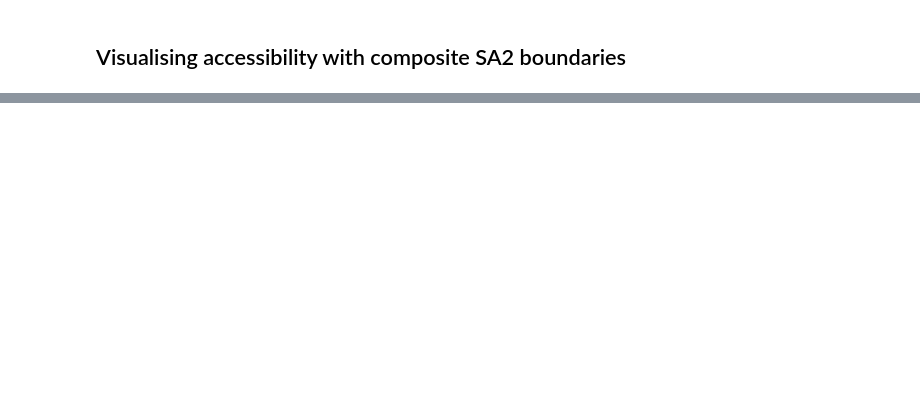
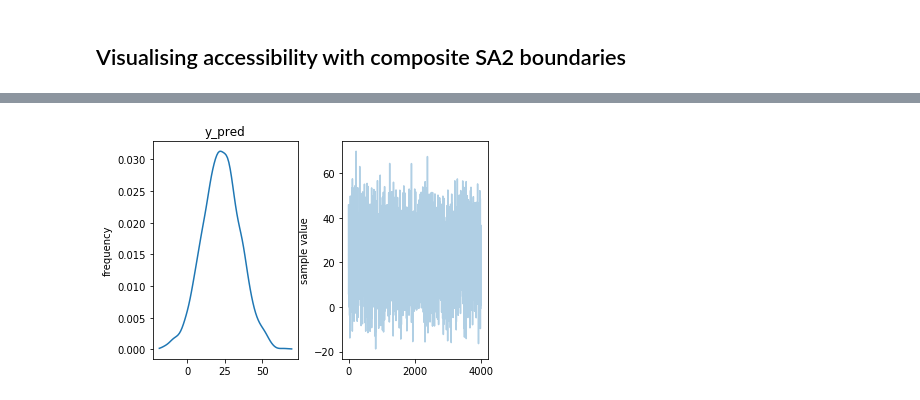
Before and after one commit to shriv/accessibility-series, a Jupyter notebook: Visualising accessibility by suburb.ipynb, the cells around one changed output, grey strips where cells are left out. Cells and saved outputs as stored; diff of their text form; code cells hidden in the pictures; blank space fills up the shorter version.

```diff
--- a/Visualising accessibility by suburb.ipynb
+++ b/Visualising accessibility by suburb.ipynb
@@ -373,0 +355,24 @@ NameError: name 'wlg_area_units' is not defined
+# %%
+norm_code = """
+data {
+    int n;
+    real y[n];
+}
+transformed data {}
+parameters {
+    real<lower=0, upper=60> mu;
+    real<lower=0, upper=20> sigma;
+}
+transformed parameters {}
+model {
+    y ~ normal(mu, sigma);
+}
+generated quantities {
+    real y_pred;
+    y_pred = normal_rng(mu, sigma);
+}
+
+"""
+model = pystan.StanModel(model_code=norm_code)
+su.save(model, 'norm_model.pic')
+norm_model = su.load('norm_model.pic')
@@ -373,0 +381,10 @@ NameError: name 'wlg_area_units' is not defined
+# %%
+# Run precompiled model
+hataitai = playground_df[playground_df['suburb'] == 'Hataitai']
+karori = playground_df[playground_df['suburb'] == 'Karori']
+karori = karori[karori['accessibility'] > 0]
+
+karori_dat = {'n': karori.shape[0],
+              'y': karori['accessibility'].values,}
+karori_fit = norm_model.sampling(karori_dat, chains=4)
+print(karori_fit)
@@ -373,0 +406,5 @@ NameError: name 'wlg_area_units' is not defined
+# %%
+fig = karori_fit.plot(pars=['y_pred'])
+fig.subplots_adjust(hspace=1.0, wspace=0.3)
+# %% [output]
+[figure, added]
```
Also changed, not shown: parts of 26 cells of this notebook.
